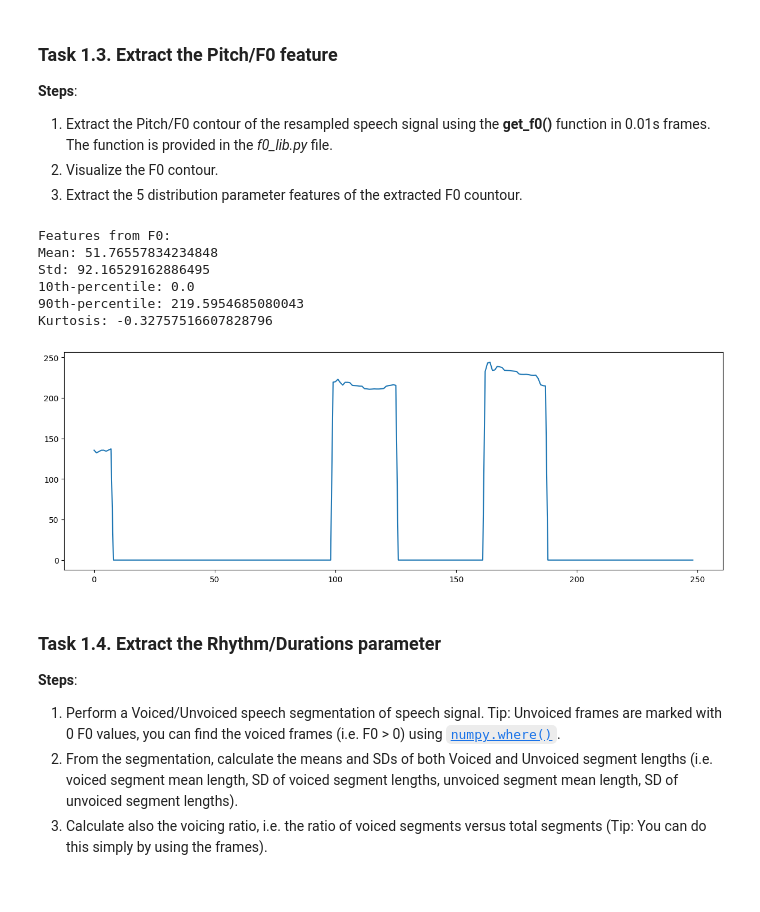
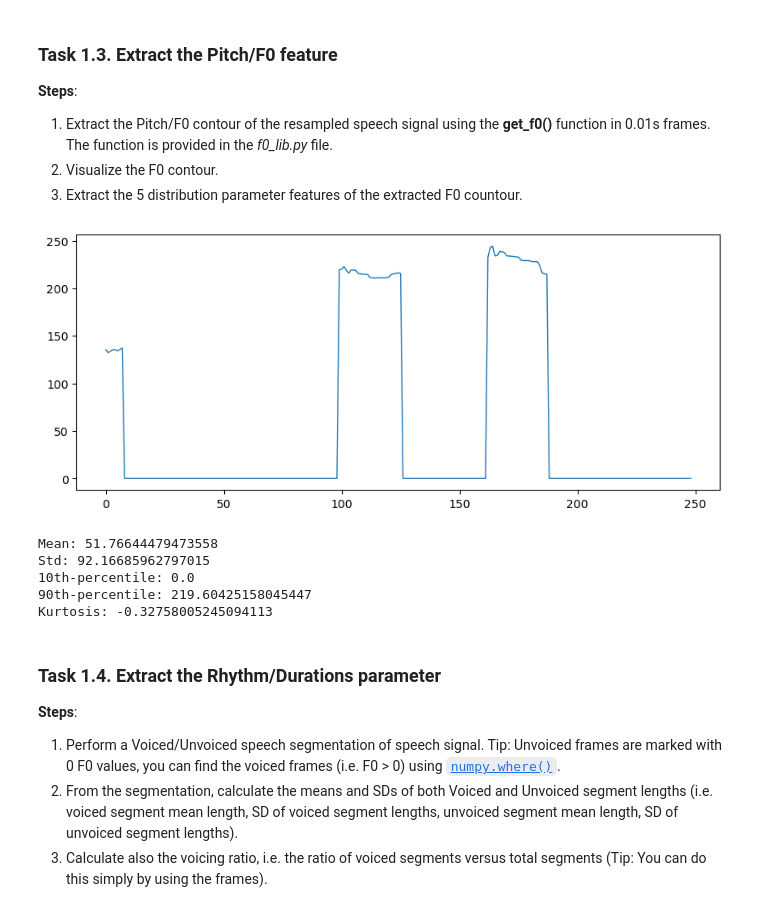
Before and after one commit to mahya-ehs/Affective-Computing-Python-Assignments, a Jupyter notebook: Exercise2 - Speech Recognition for Emotion/exercise2.ipynb, the cells around one changed output. Saved outputs shown, nothing was run; the diff lists cells and outputs as text; code cells hidden in the pictures.

```diff
--- a/Exercise2 - Speech Recognition for Emotion/exercise2.ipynb
+++ b/Exercise2 - Speech Recognition for Emotion/exercise2.ipynb
@@ -197,26 +223,38 @@ warnings.filterwarnings("ignore")
 # %%
 import numpy as np
 import scipy.io as sio
 from scipy import signal
 import scipy
 from f0_lib import get_f0
 
 # 1. Extract the F0 contour
-f0,_,_,_ = get_f0(..., ...) # TODO
+f0,_,_,_ = get_f0(speech_resampled, 11025, 0.01)
 
 # 2. Visualize the F0 contour
-# TODO
+f0_time_vector = np.arange(len(f0))
+plt.figure(figsize=(10, 4))
+plt.plot(f0_time_vector, f0, linewidth=1)
+plt.show()
 
 # 3. Calculate these distribution parameter features
-# TODO
+f0_mean = np.mean(f0)
+f0_std = np.std(f0)
+perc10 = np.percentile(f0, 10)
+perc90 = np.percentile(f0, 90)
+f0_kurtosis = scipy.stats.kurtosis(f0)
+
+print("Mean:", f0_mean)
+print("Std:", f0_std)
+print("10th-percentile:", perc10)
+print("90th-percentile:", perc90)
+print("Kurtosis:", f0_kurtosis)
 # %% [output]
+[figure, new version]
-Features from F0:
-Mean: 51.76557834234848
-Std: 92.16529162886495
+Mean: 51.76644479473558
+Std: 92.16685962797015
 10th-percentile: 0.0
-90th-percentile: 219.5954685080043
-Kurtosis: -0.32757516607828796
+90th-percentile: 219.60425158045447
+Kurtosis: -0.32758005245094113
-[figure, old version]
 # %% [markdown]
 ### Task 1.4. Extract the Rhythm/Durations parameter
 **Steps**:
```
Also changed, not shown: parts of 16 cells of this notebook.
